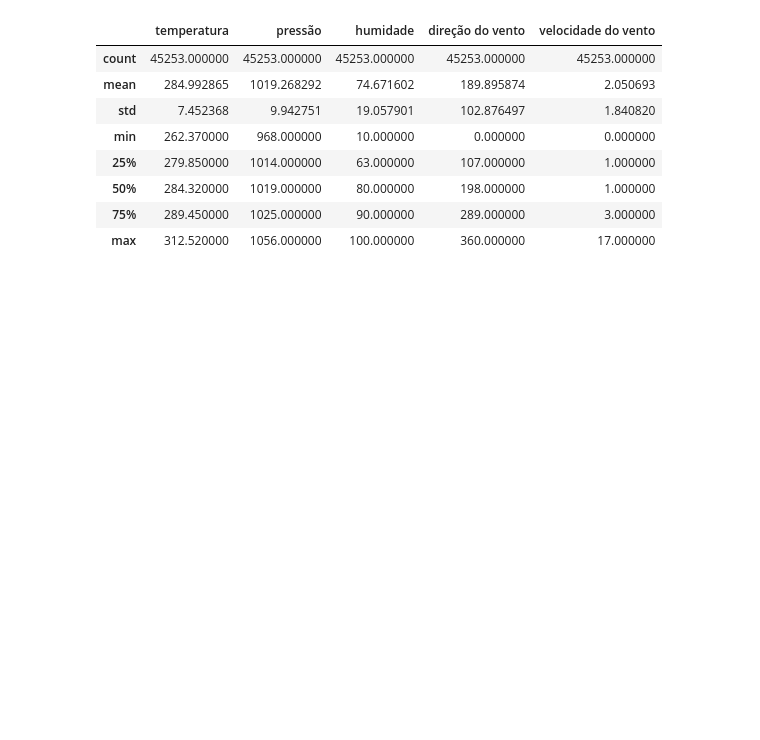
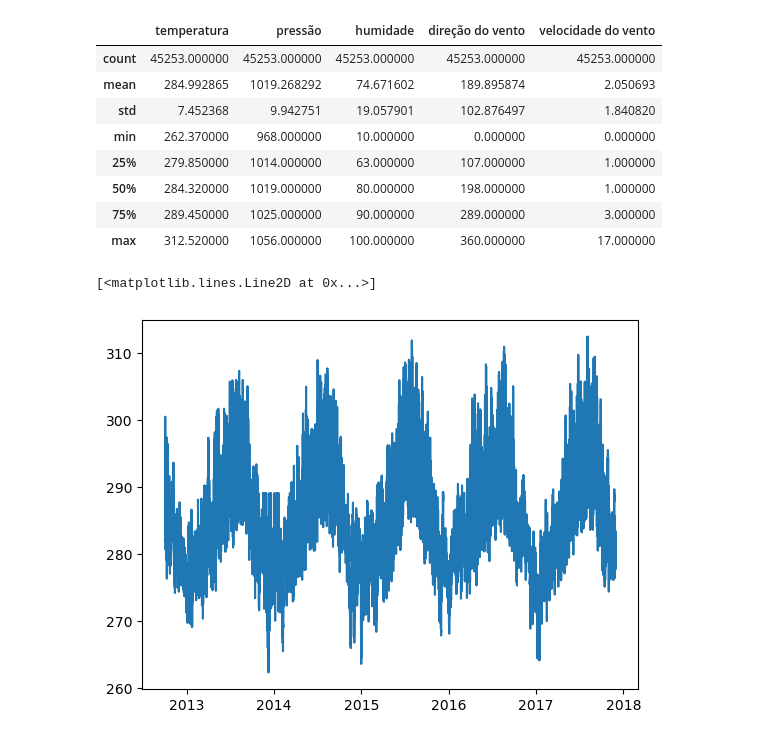
Before and after one commit to RSVictor/Codigos_IABD2024, a Jupyter notebook: Aula 03/codigo_analise_matplotlib.ipynb, the cells around one changed output. Cells and saved outputs as stored; diff of their text form; code cells hidden in the pictures; blank space fills up the shorter version.

```diff
--- a/Aula 03/codigo_analise_matplotlib.ipynb
+++ b/Aula 03/codigo_analise_matplotlib.ipynb
@@ -53,0 +57,6 @@ df.describe()
+# %%
+df['data']=pd.to_datetime(df['data'])# transforma a coluna data de objeto de 64 para datatime
+plt.plot(df['data'],df['temperatura'])
+# %% [output]
+[<matplotlib.lines.Line2D at 0x...>]
+[figure, added]
```
Also changed, not shown: parts of 3 cells of this notebook.
